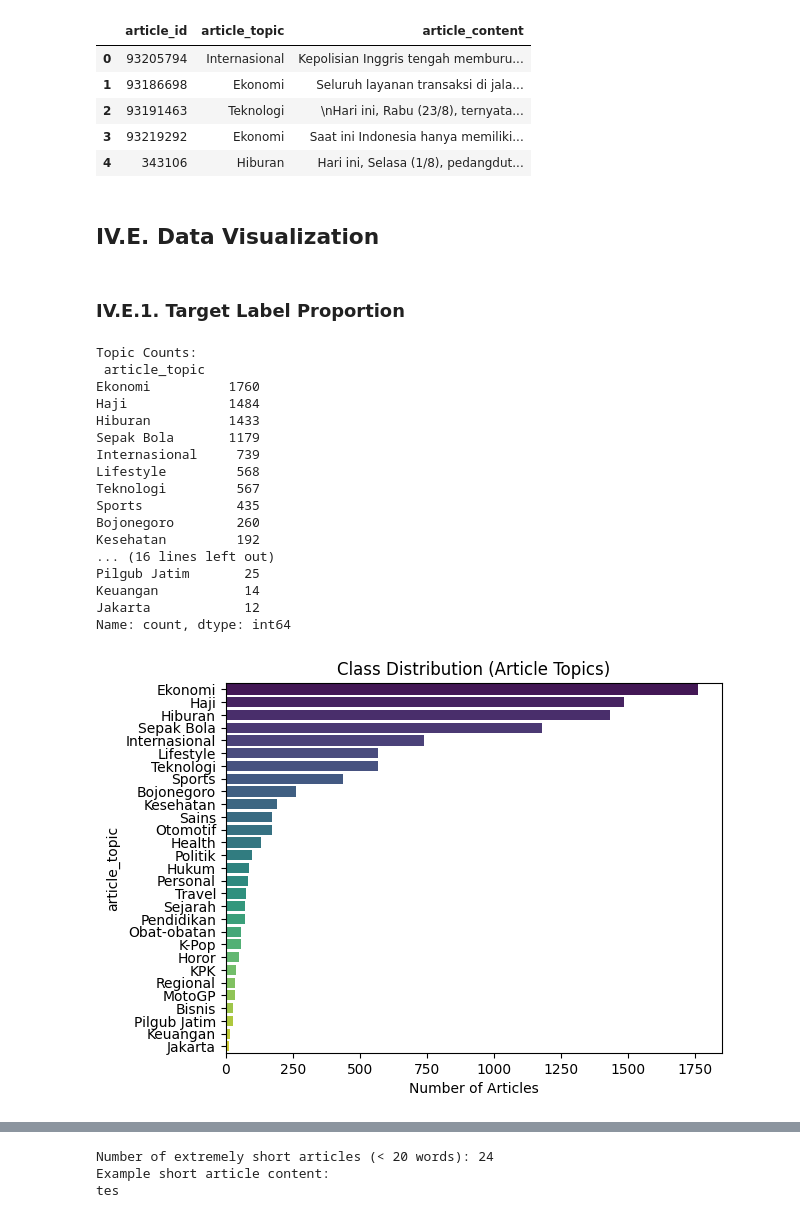
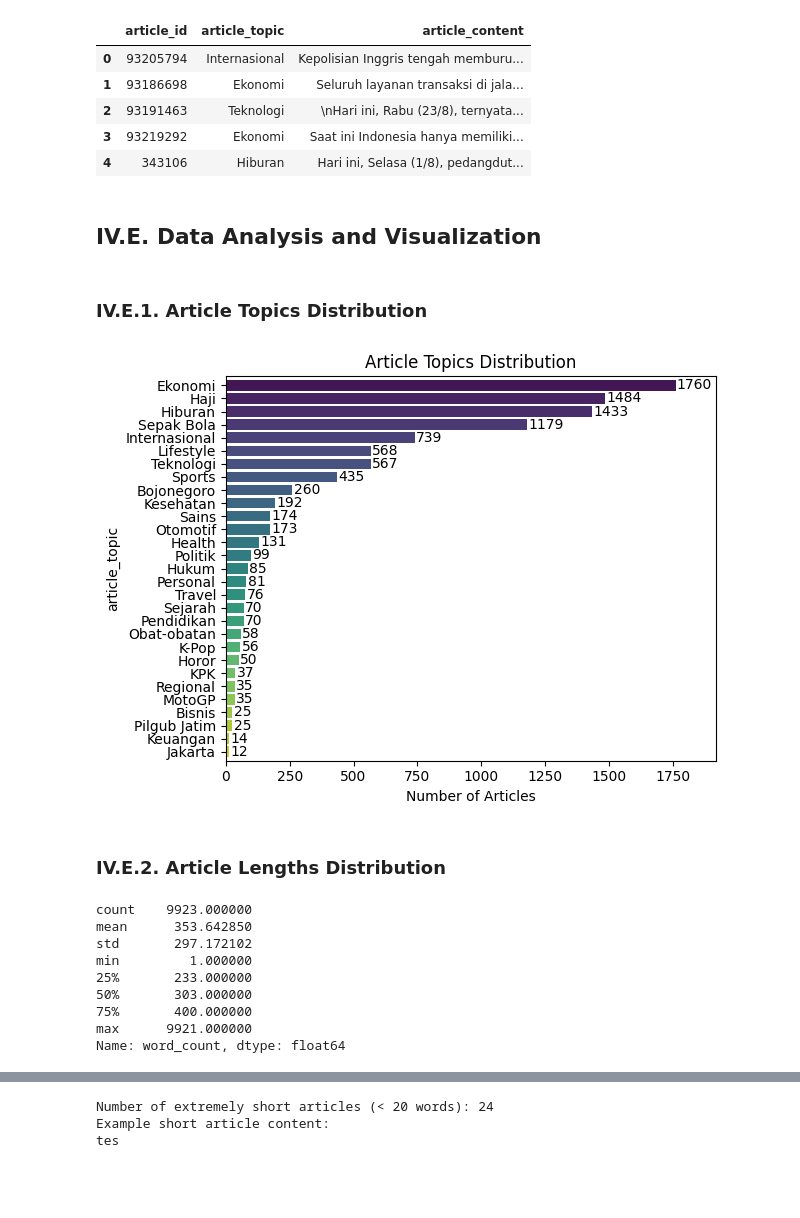
Before and after one commit to hardefarogonondo/Kumparan-topic-extractor-engine, a Jupyter notebook: notebooks/1_exploratory_data_analysis_and_preprocessing/exploratory_data_analysis_and_preprocessing.ipynb, the cells around one changed output, grey strips where cells are left out. Cells and saved outputs as stored; diff of their text form; code cells hidden in the pictures; blank space fills up the shorter version.

```diff
--- a/notebooks/1_exploratory_data_analysis_and_preprocessing/exploratory_data_analysis_and_preprocessing.ipynb
+++ b/notebooks/1_exploratory_data_analysis_and_preprocessing/exploratory_data_analysis_and_preprocessing.ipynb
@@ -170,6 +171,7 @@ else:
 conflicting_contents = conflicting_content.index
 df_clean = df_clean[~df_clean["article_content"].isin(conflicting_contents)]
 df_clean = df_clean.drop_duplicates(subset=["article_content"], keep='first')
+df_clean = df_clean.copy()
 df_clean.shape
 # %% [output]
 (9923, 3)
@@ -183,41 +185,39 @@ df_clean.head()
 | 3 | 93219292 | Ekonomi | Saat ini Indonesia hanya memiliki... |
 | 4 | 343106 | Hiburan | Hari ini, Selasa (1/8), pedangdut... |
 # %% [markdown]
-## IV.E. Data Visualization
+## IV.E. Data Analysis and Visualization
 # %% [markdown]
-### IV.E.1. Target Label Proportion
+### IV.E.1. Article Topics Distribution
 # %%
-# --- 1. Check Class Balance ---
-topic_counts = df_clean['article_topic'].value_counts()
-print("Topic Counts:\n", topic_counts)
-
-# Plot (Corrected to fix warning)
-sns.barplot(
-    x=topic_counts.values,
-    y=topic_counts.index,
-    hue=topic_counts.index,  # Assign the y variable to hue
-    legend=False,            # Hide the legend since labels are on the axis
+topic_distribution = df_clean["article_topic"].value_counts()
+ax = sns.barplot(
+    x=topic_distribution.values,
+    y=topic_distribution.index,
+    hue=topic_distribution.index,
+    legend=False,
     palette='viridis'
 )
-plt.title('Class Distribution (Article Topics)')
-plt.xlabel('Number of Articles')
+for container in ax.containers:
+    ax.bar_label(container, padding=1)
+ax.margins(x=0.09, y=0.01)
+plt.title("Article Topics Distribution")
+plt.xlabel("Number of Articles")
+plt.tight_layout()
 plt.show()
 # %% [output]
-Topic Counts:
- article_topic
-Ekonomi          1760
-Haji             1484
-Hiburan          1433
-Sepak Bola       1179
-Internasional     739
-Lifestyle         568
-Teknologi         567
-Sports            435
-Bojonegoro        260
-Kesehatan         192
-... (16 lines left out)
-Pilgub Jatim       25
-Keuangan           14
-Jakarta            12
-Name: count, dtype: int64
-[figure, old version]
+[figure, new version]
+# %% [markdown]
+### IV.E.2. Article Lengths Distribution
+# %%
+df_clean["word_count"] = df_clean["article_content"].apply(lambda x: len(str(x).split()))
+df_clean["word_count"].describe()
+# %% [output]
+count    9923.000000
+mean      353.642850
+std       297.172102
+min         1.000000
+25%       233.000000
+50%       303.000000
+75%       400.000000
+max      9921.000000
+Name: word_count, dtype: float64
```
Also changed, not shown: parts of 32 cells of this notebook.
